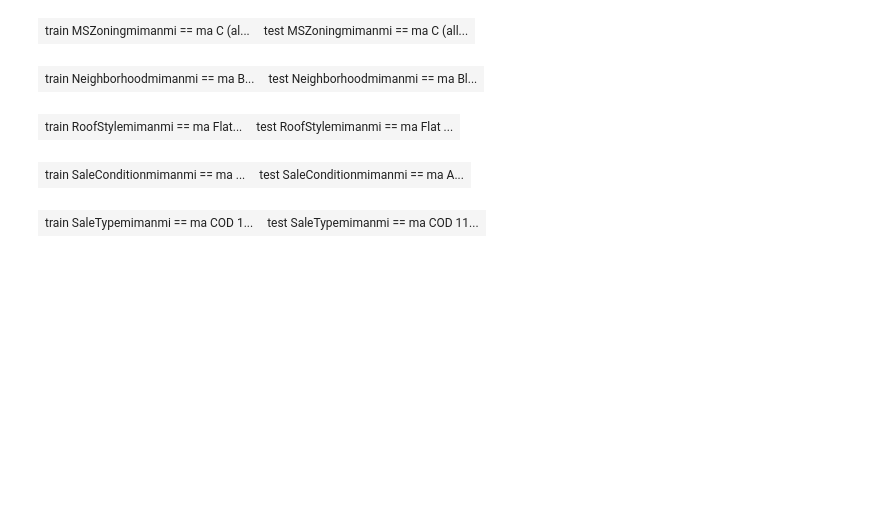
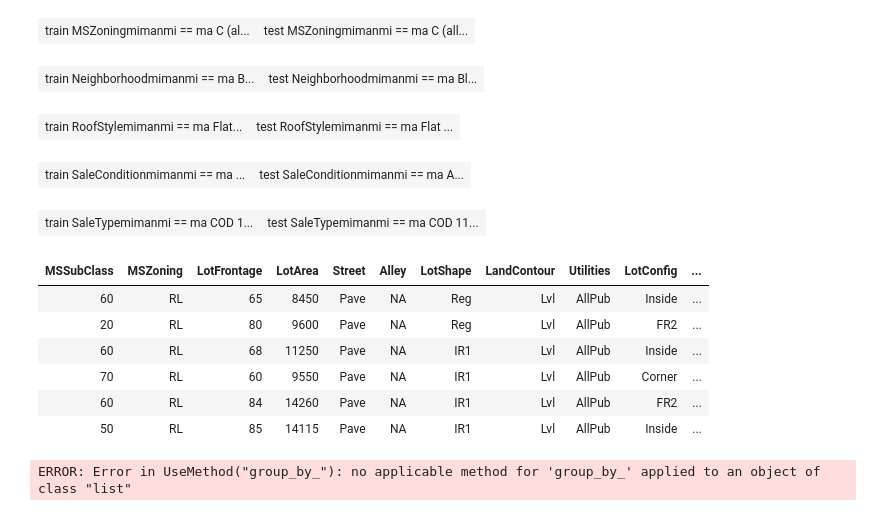
Before and after one commit to MatrixNorm/kaggle, a Jupyter notebook: house-prices/R/notebooks/char_to_numeric_1.ipynb, the cells around one changed output. Cells and saved outputs as stored; diff of their text form; code cells hidden in the pictures; blank space fills up the shorter version.

```diff
--- a/house-prices/R/notebooks/char_to_numeric_1.ipynb
+++ b/house-prices/R/notebooks/char_to_numeric_1.ipynb
@@ -234,3 +234,21 @@ type2(SaleCondition, SaleCondition.new)
 type2(SaleType, SaleType.new)
 # %% [output]
 | train SaleTypemimanmi == ma COD 1... | test SaleTypemimanmi == ma COD 11... |
+# %%
+f1 <- do.call(purrr::compose, kaggle.house$trans$type1TransContainer)
+
+f1(df.training.bad.na.fixed) %>% head
+# %% [output]
+| MSSubClass | MSZoning | LotFrontage | LotArea | Street | Alley | LotShape | LandContour | Utilities | LotConfig | ... |
+| 60 | RL | 65 | 8450 | Pave | NA | Reg | Lvl | AllPub | Inside | ... |
+| 20 | RL | 80 | 9600 | Pave | NA | Reg | Lvl | AllPub | FR2 | ... |
+| 60 | RL | 68 | 11250 | Pave | NA | IR1 | Lvl | AllPub | Inside | ... |
+| 70 | RL | 60 | 9550 | Pave | NA | IR1 | Lvl | AllPub | Corner | ... |
+| 60 | RL | 84 | 14260 | Pave | NA | IR1 | Lvl | AllPub | FR2 | ... |
+| 50 | RL | 85 | 14115 | Pave | NA | IR1 | Lvl | AllPub | Inside | ... |
+# %%
+f2 <- do.call(purrr::compose, kaggle.house$trans$type2TransContainer)
+
+f2(df.training.bad.na.fixed) %>% head
+# %% [output]
+ERROR: Error in UseMethod("group_by_"): no applicable method for 'group_by_' applied to an object of class "list"
```
Also changed, not shown: 1 other file.
